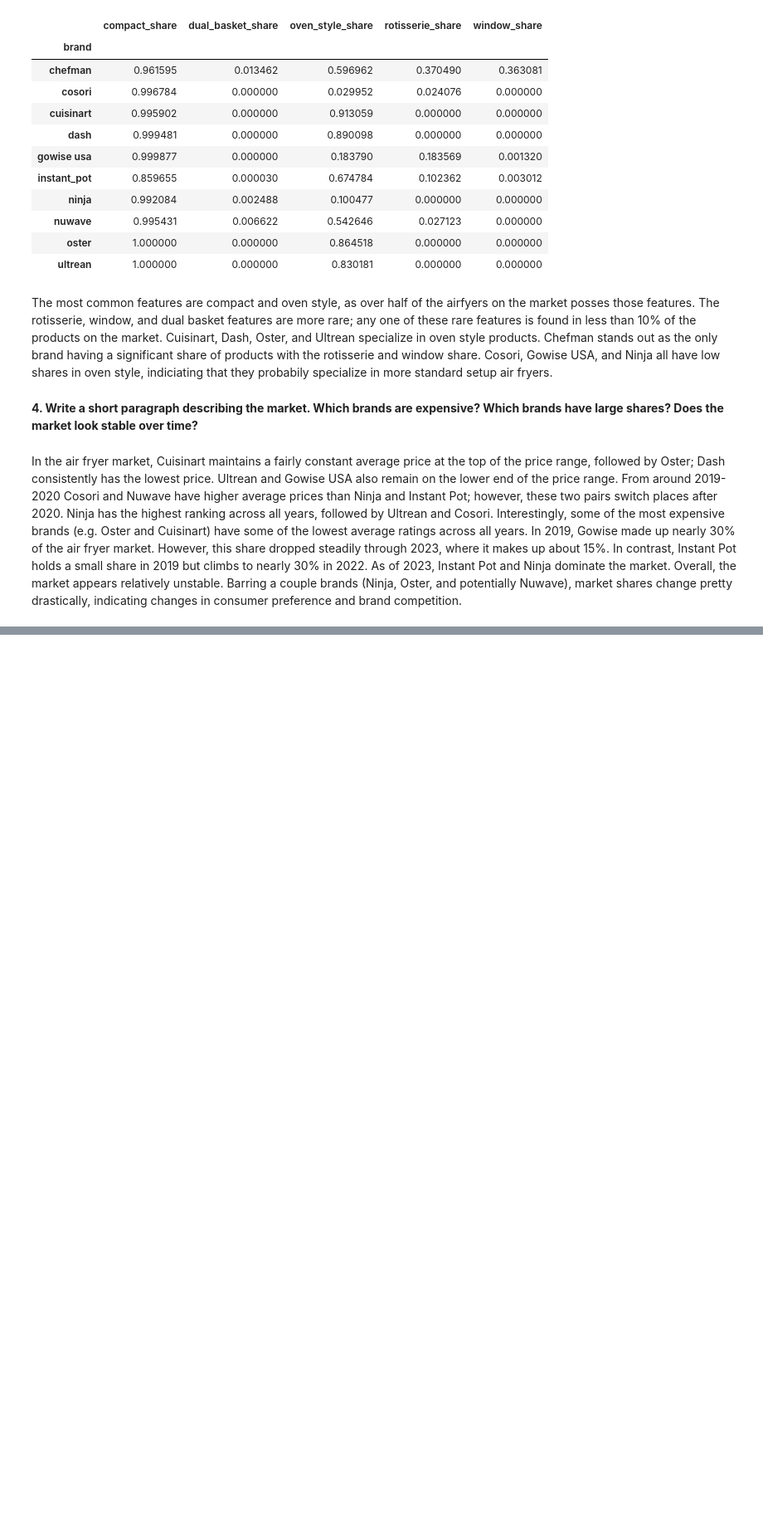
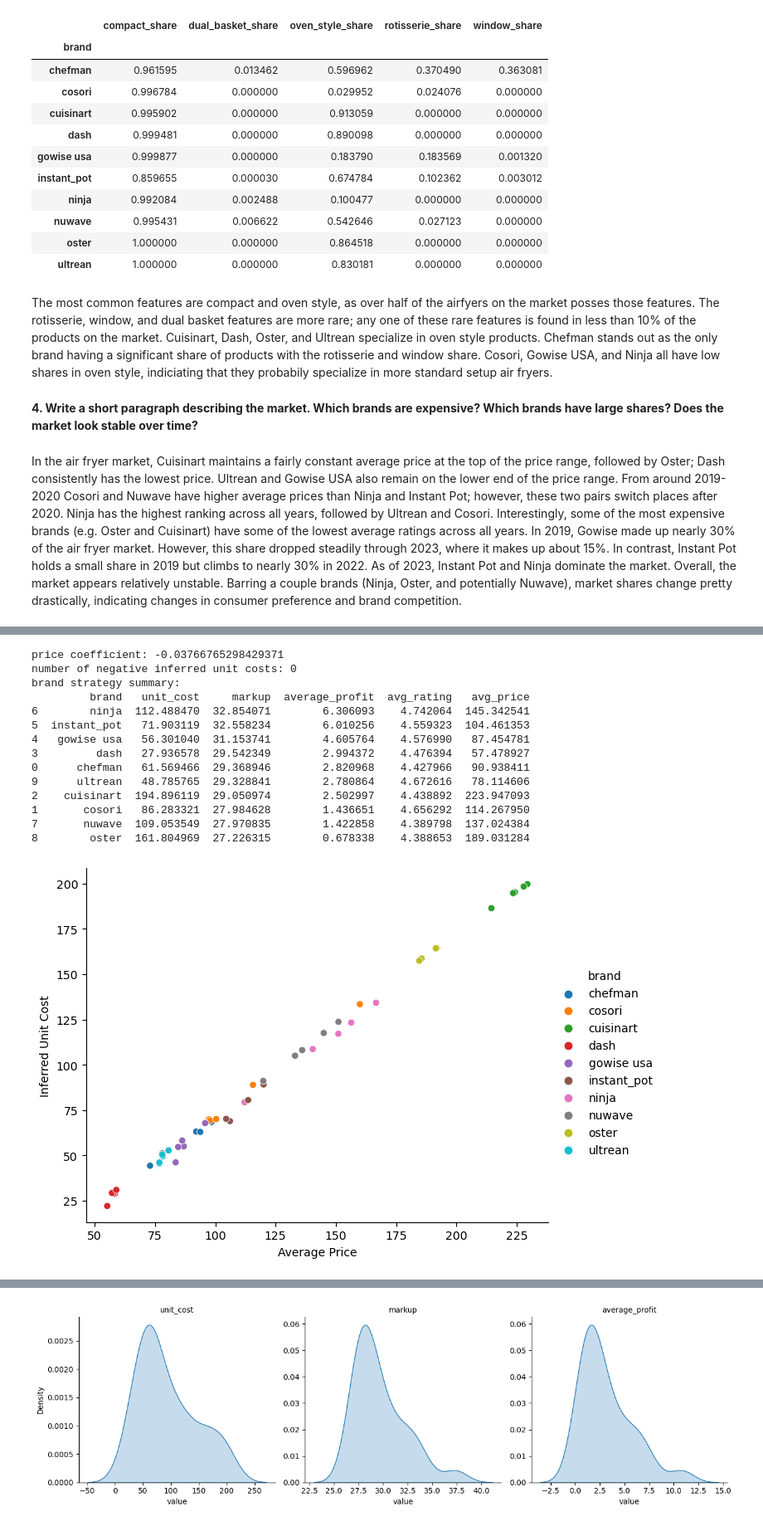
Before and after one commit to oliviapang/demand_estimation_project, a Jupyter notebook: 1_Data_Analysis.ipynb, the cells around one changed output, grey strips where cells are left out. Shown at 83% size. Saved outputs shown, nothing was run; the diff lists cells and outputs as text; code cells hidden in the pictures; blank space fills up the shorter version.

```diff
--- a/1_Data_Analysis.ipynb
+++ b/1_Data_Analysis.ipynb
@@ -12,7 +12,7 @@ import matplotlib.pyplot as plt
 # %% [output]
 fatal: destination path 'undergrad_ml_assignments' already exists and is not an empty directory.
 # %%
-df = pd.read_csv('/content/undergrad_ml_assignments/demand_est_project/air_fryers_clean_brand_year.csv')
+df = pd.read_csv('./air_fryers_clean_brand_year.csv')
 # %% [markdown]
 **1. Verify that the data contain 10 brands and the years 2019-2023.**
 # %%
@@ -102,0 +174,76 @@ In the air fryer market, Cuisinart maintains a fairly constant average price at
+# %%
+results = df.copy()
+results['predicted_log_share'] = predicted_log_share
+results['demand_slope'] = price_coef * results['brand_share'] * (1 - results['brand_share'])
+results['unit_cost'] = results['avg_price'] + results['brand_share'] / results['demand_slope']
+results['markup'] = results['avg_price'] - results['unit_cost']
+results['average_profit'] = results['brand_share'] * results['markup']
+
+brand_strategy_summary = (
+    results.groupby('brand', as_index=False)[['unit_cost', 'markup', 'average_profit', 'avg_rating', 'avg_price']]
+    .mean()
+    .sort_values('average_profit', ascending=False)
+)
+
+print('price coefficient:', price_coef)
+print('number of negative inferred unit costs:', (results['unit_cost'] < 0).sum())
+print('brand strategy summary:')
+print(brand_strategy_summary)
+
+g = sns.relplot(
+    data=results, x='avg_price', y='unit_cost', hue='brand',
+    kind='scatter', height=5, aspect=1.3
+ )
+g.set_axis_labels('Average Price', 'Inferred Unit Cost')
+plt.show()
+g = sns.relplot(
+    data=results, x='avg_rating', y='unit_cost', hue='brand',
+    kind='scatter', height=5, aspect=1.3
+ )
+g.set_axis_labels('Average Rating', 'Inferred Unit Cost')
+plt.show()
+
+plot_long = results.melt(
+    id_vars=['brand'],
+    value_vars=['unit_cost', 'markup', 'average_profit'],
+    var_name='metric',
+    value_name='value'
+)
+
+g = sns.displot(
+    data=plot_long, x='value', col='metric', kind='kde', fill=True,
+    facet_kws={'sharex': False, 'sharey': False},
+    height=4, aspect=1.1
+)
+g.set_titles('{col_name}')
+plt.show()
+
+g = sns.displot(
+    data=plot_long, x='value', col='metric', hue='brand', kind='kde',
+    common_norm=False,
+    facet_kws={'sharex': False, 'sharey': False},
+    height=4, aspect=1.1
+)
+g.set_titles('{col_name} by Brand')
+plt.show()
+
+print('Top brands by share-weighted average profit:')
+print(brand_strategy_summary[['brand', 'average_profit']])
+print('Avg_price corr with unit cost:', results['avg_price'].corr(results['unit_cost']))
+print('Avg_rating corr with unit cost:', results['avg_rating'].corr(results['unit_cost']))
+# %% [output]
+price coefficient: -0.03766765298429371
+number of negative inferred unit costs: 0
+brand strategy summary:
+         brand   unit_cost     markup  average_profit  avg_rating   avg_price
+6        ninja  112.488470  32.854071        6.306093    4.742064  145.342541
+5  instant_pot   71.903119  32.558234        6.010256    4.559323  104.461353
+4   gowise usa   56.301040  31.153741        4.605764    4.576990   87.454781
+3         dash   27.936578  29.542349        2.994372    4.476394   57.478927
+0      chefman   61.569466  29.368946        2.820968    4.427966   90.938411
+9      ultrean   48.785765  29.328841        2.780864    4.672616   78.114606
+2    cuisinart  194.896119  29.050974        2.502997    4.438892  223.947093
+1       cosori   86.283321  27.984628        1.436651    4.656292  114.267950
+7       nuwave  109.053549  27.970835        1.422858    4.389798  137.024384
+8        oster  161.804969  27.226315        0.678338    4.388653  189.031284
+[figure, added]
@@ -102,0 +251 @@ In the air fryer market, Cuisinart maintains a fairly constant average price at
+[figure, added]
```
Also changed, not shown: parts of 6 cells of this notebook, 2 other files.
